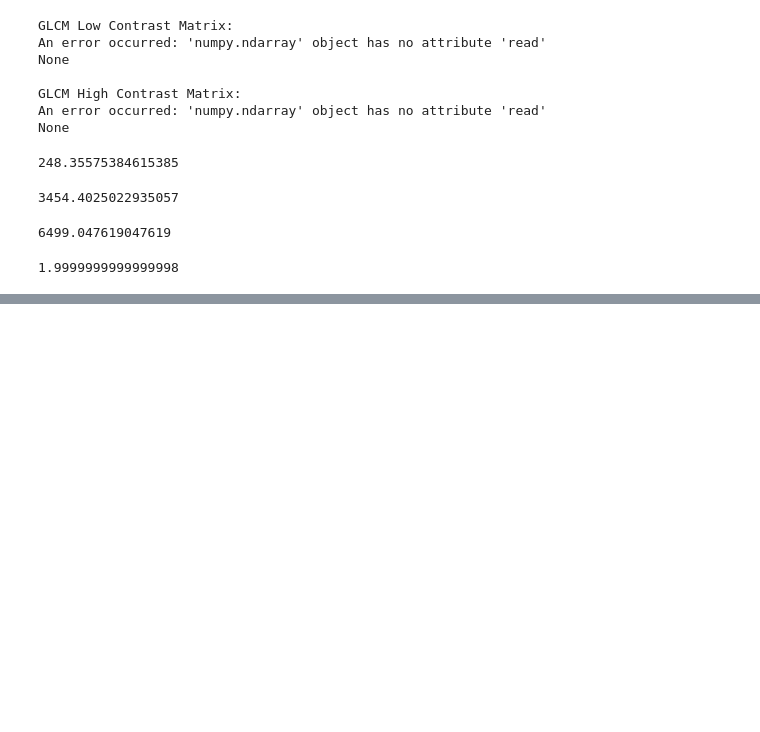
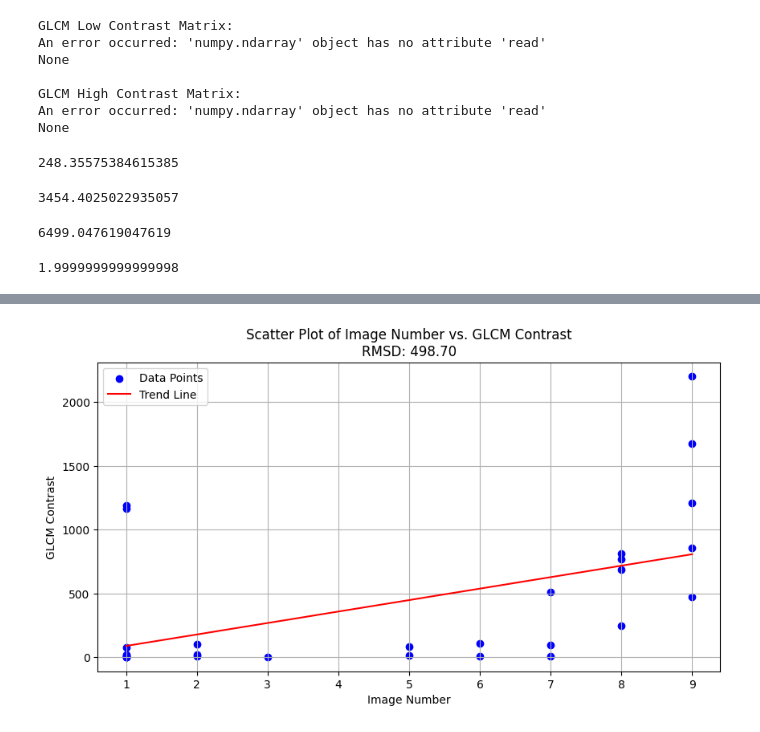
Before and after one commit to oofidc/UIC-BioDesign-25-Code, a Jupyter notebook: GLCM_Texture_Analysis_Prototype.ipynb, the cells around one changed output, grey strips where cells are left out. Cells and saved outputs as stored; diff of their text form; code cells hidden in the pictures; blank space fills up the shorter version.

```diff
--- a/GLCM_Texture_Analysis_Prototype.ipynb
+++ b/GLCM_Texture_Analysis_Prototype.ipynb
@@ -305,0 +371,34 @@ print(graycoprops(graycomatrix(test_matrix2, distances=[1], angles=[0], levels=2
+# %%
+import numpy as np
+import re
+from sklearn.linear_model import LinearRegression
+
+import matplotlib.pyplot as plt
+
+# Extract the number from the filenames
+image_numbers = [int(re.search(r'(\d+)(?!\))', filename).group(1)) for filename in filenames]
+
+# Convert to numpy arrays for linear regression
+image_numbers_np = np.array(image_numbers).reshape(-1, 1)
+contrast_values_np = np.array(contrast_values)
+
+# Perform linear regression
+model = LinearRegression()
+model.fit(image_numbers_np, contrast_values_np)
+trend_line = model.predict(image_numbers_np)
+
+# Calculate RMSD
+rmsd = np.sqrt(np.mean((contrast_values_np - trend_line) ** 2))
+
+# Create the scatter plot with trend line
+plt.figure(figsize=(10, 5))
+plt.scatter(image_numbers, contrast_values, color='blue', label='Data Points')
+plt.plot(image_numbers, trend_line, color='red', label='Trend Line')
+plt.xlabel('Image Number')
+plt.ylabel('GLCM Contrast')
+plt.title(f'Scatter Plot of Image Number vs. GLCM Contrast\nRMSD: {rmsd:.2f}')
+plt.legend()
+plt.grid(True)
+plt.show()
+# %% [output]
+[figure, added]
```
Also changed, not shown: parts of 10 cells of this notebook, 39 other files.
